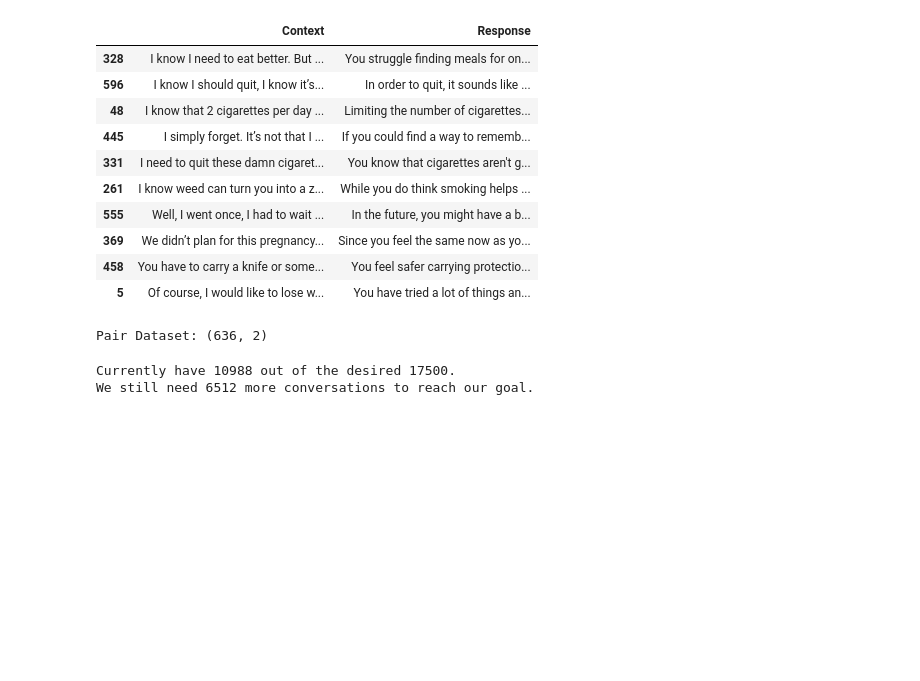
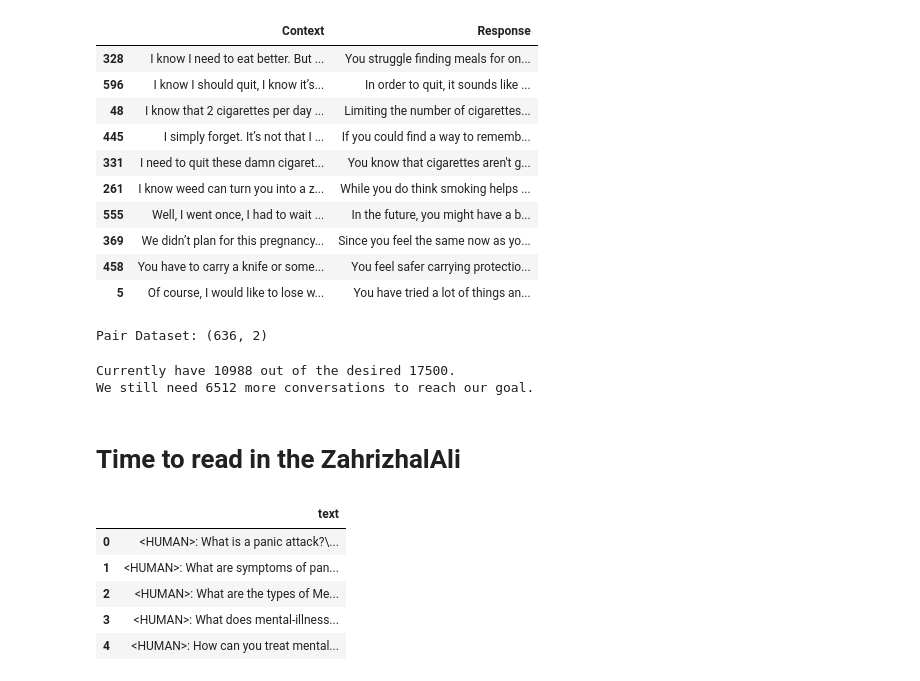
Before and after one commit to Dantoro/project_therapy, a Jupyter notebook: project_notebooks/mental_health_chat_data.ipynb, the cells around one changed output. Saved outputs shown, nothing was run; the diff lists cells and outputs as text; code cells hidden in the pictures; blank space fills up the shorter version.

```diff
--- a/project_notebooks/mental_health_chat_data.ipynb
+++ b/project_notebooks/mental_health_chat_data.ipynb
@@ -632,3 +632,20 @@ print(f"Currently have {total} out of the desired {goal}.\nWe still need {goal -
 # %% [output]
 Currently have 10988 out of the desired 17500.
 We still need 6512 more conversations to reach our goal.
+# %% [markdown]
+# Time to read in the ZahrizhalAli
+# %%
+import pandas as pd
+
+# Replace 'path/to/your_file.parquet' with the actual path to your Parquet file
+zahrizhalAli = pd.read_parquet('../datasets/custom_corpus/chatbot_sets/zahrizhalAli/zahrizhal_ali.parquet')
+
+# Display the first few rows of the DataFrame
+display(zahrizhalAli.head())
+# %% [output]
+|  | text |
+| 0 | <HUMAN>: What is a panic attack?\... |
+| 1 | <HUMAN>: What are symptoms of pan... |
+| 2 | <HUMAN>: What are the types of Me... |
+| 3 | <HUMAN>: What does mental-illness... |
+| 4 | <HUMAN>: How can you treat mental... |
```
Also changed, not shown: 7 other files.
